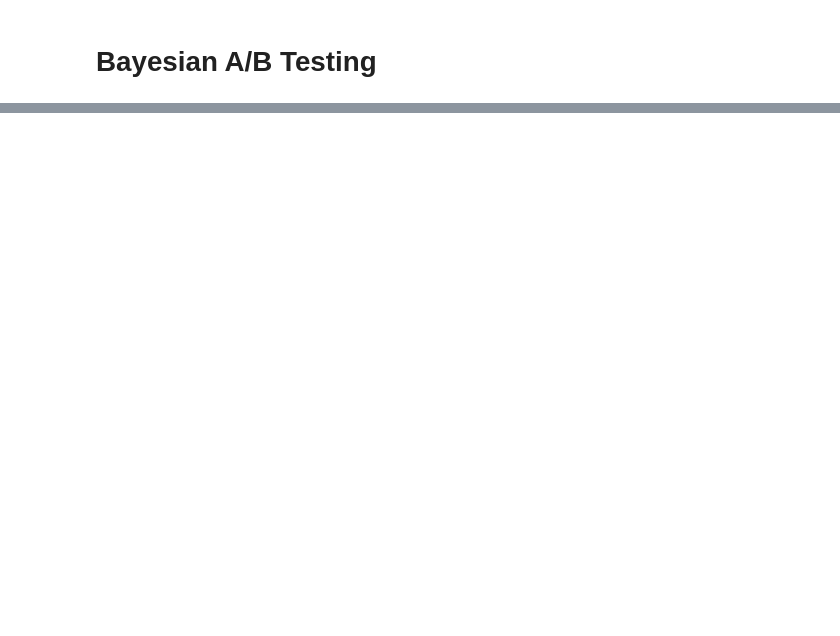
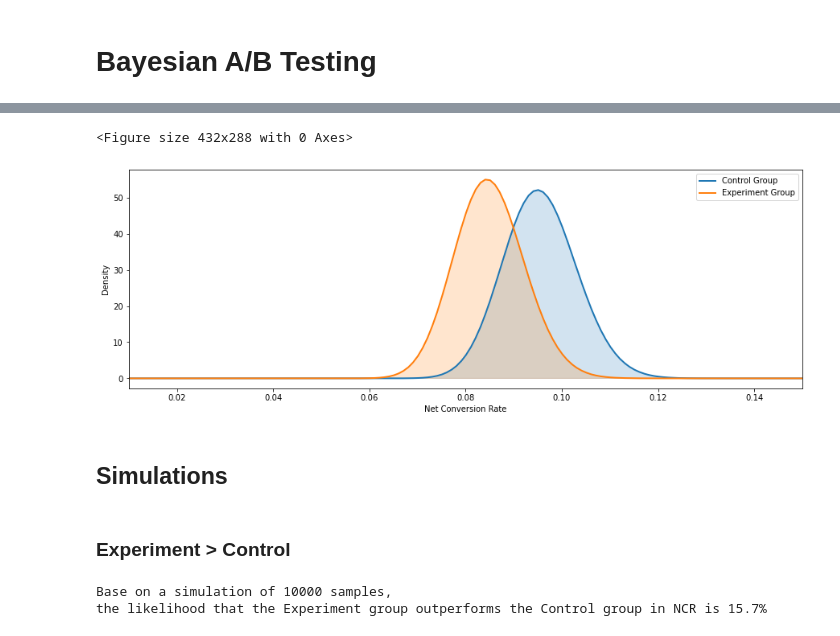
Before and after one commit to Charlotte1904/Bayesian-Time-Series, a Jupyter notebook: Udacity AB Testing.ipynb, the cells around one changed output, grey strips where cells are left out. Cells and saved outputs as stored; diff of their text form; code cells hidden in the pictures; blank space fills up the shorter version.

```diff
--- a/Udacity AB Testing.ipynb
+++ b/Udacity AB Testing.ipynb
@@ -228,15 +337,20 @@ print(f'Prior Experiment Net Conversion Rate: {(experiment_payment[0]/experiment
 # %%
-c_pos_alpha_nc,c_posterior_beta_nc,e_pos_alpha_nc,e_posterior_beta_nc = posterior_distribution(control_payment,control_nopayment,experiment_payment,experiment_nopayment)
-c_distribution_nc = stats.beta.pdf(x, c_pos_alpha_nc, c_posterior_beta_nc)
-e_distribution_nc  = stats.beta.pdf(x, e_pos_alpha_nc, e_posterior_beta_nc)
+c_pos_alpha_nc, c_posterior_beta_nc, e_pos_alpha_nc, e_posterior_beta_nc = posterior_distribution(control_payment,control_nopayment,experiment_payment,experiment_nopayment)
+c_distribution_nc_posterior = stats.beta.pdf(x, c_pos_alpha_nc, c_posterior_beta_nc)
+e_distribution_nc_posterior  = stats.beta.pdf(x, e_pos_alpha_nc, e_posterior_beta_nc)
 # %%
 plt.figure(2)
 plt.figure(figsize=(15,5))
-plot_with_fill(x, c_distribution_nc, 'Control Group')
-plot_with_fill(x, e_distribution_nc, 'Experiment Group')
+plot_with_fill(x, c_distribution_nc_posterior, 'Control Group')
+plot_with_fill(x, e_distribution_nc_posterior, 'Experiment Group')
 plt.xlim(xmax=0.15)
-plt.xlim(xmin = 0.05)
+plt.xlim(xmin = 0.01)
 plt.xlabel('Net Conversion Rate')
 plt.ylabel('Density')
 plt.legend()
 plt.show()
+# %% [output]
+<Figure size 432x288 with 0 Axes>
+[figure, added]
+# %% [markdown]
+## Simulations
@@ -243,16 +362,20 @@ plt.show()
+# %% [markdown]
+### Experiment > Control
 # %%
-# generate random samples from each distribution
-sim_size = 10000
-c_rand = np.random.beta(c_pos_alpha_nc, c_posterior_beta_nc, sim_size)
-e_rand = np.random.beta(e_pos_alpha_nc, e_posterior_beta_nc, sim_size)
+# Experiment > Control
 
 # Net Conversion Rate
 c_ncr_large = 0
 e_ncr_large = 0
 for i in range(sim_size):
-    if e_rand[i] >= c_rand[i]:
+    if e_rand_ncr[i] >= c_rand_ncr[i]:
         e_ncr_large += 1
     else:
         c_ncr_large += 1
+likelihood = e_ncr_large*100 / sim_size
 
-print(f'Likelihood Net Conversion Rate in Experiment Group is larger than the Net Conversion Rate in Control Group based on a simulation of {sim_size} samples: {(e_ncr_large *100/ sim_size):.3}%')
+print(f"Base on a simulation of {sim_size} samples,")
+print(f"the likelihood that the Experiment group outperforms the Control group in NCR is {likelihood:.3}%")
+# %% [output]
+Base on a simulation of 10000 samples,
+the likelihood that the Experiment group outperforms the Control group in NCR is 15.7%
```
Also changed, not shown: parts of 57 cells of this notebook.
